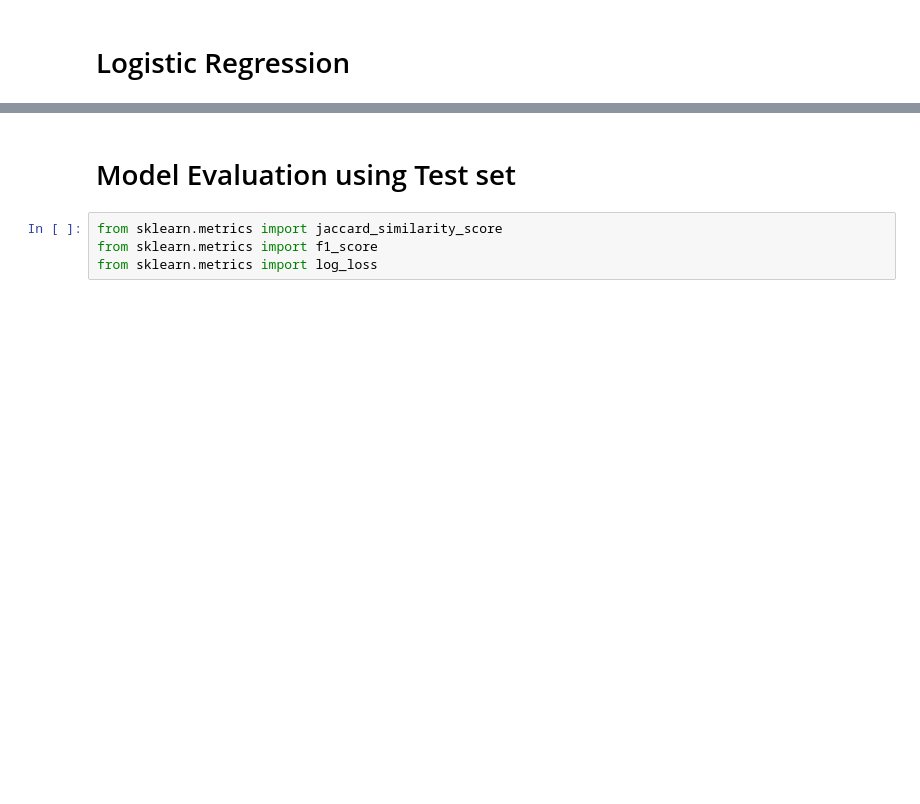
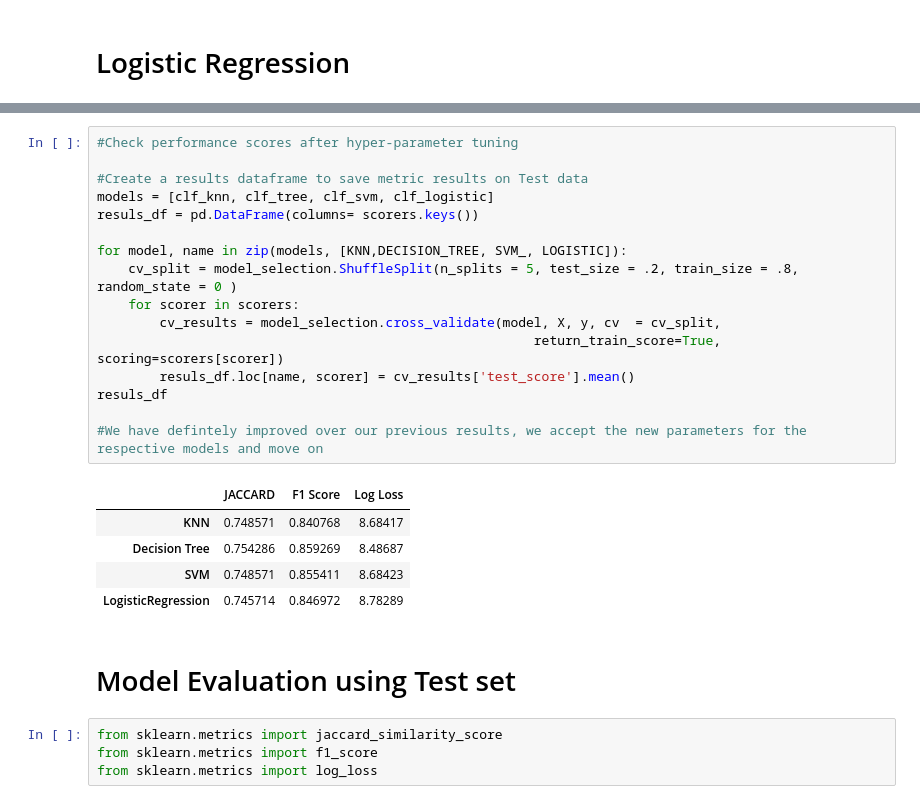
Before and after one commit to vishal11582285/coursera-capstone-ibm-datascience, a Jupyter notebook: CognitiveClassNB.ipynb, the cells around one changed output, grey strips where cells are left out. Drawn from its saved outputs; the diff is of its cells as text; blank space fills up the shorter version.

```diff
--- a/CognitiveClassNB.ipynb
+++ b/CognitiveClassNB.ipynb
@@ -425,3 +478,25 @@ resuls_df
+# %%
+#Check performance scores after hyper-parameter tuning
+
+#Create a results dataframe to save metric results on Test data
+models = [clf_knn, clf_tree, clf_svm, clf_logistic]
+resuls_df = pd.DataFrame(columns= scorers.keys())
+
+for model, name in zip(models, [KNN,DECISION_TREE, SVM_, LOGISTIC]):
+    cv_split = model_selection.ShuffleSplit(n_splits = 5, test_size = .2, train_size = .8, random_state = 0 )
+    for scorer in scorers:
+        cv_results = model_selection.cross_validate(model, X, y, cv  = cv_split,
+                                                        return_train_score=True, scoring=scorers[scorer])
+        resuls_df.loc[name, scorer] = cv_results['test_score'].mean()
+resuls_df
+
+#We have defintely improved over our previous results, we accept the new parameters for the respective models and move on
+# %% [output]
+|  | JACCARD | F1 Score | Log Loss |
+| KNN | 0.748571 | 0.840768 | 8.68417 |
+| Decision Tree | 0.754286 | 0.859269 | 8.48687 |
+| SVM | 0.748571 | 0.855411 | 8.68423 |
+| LogisticRegression | 0.745714 | 0.846972 | 8.78289 |
 # %% [markdown]
 # Model Evaluation using Test set
 # %%
```
Also changed, not shown: parts of 16 cells of this notebook.
